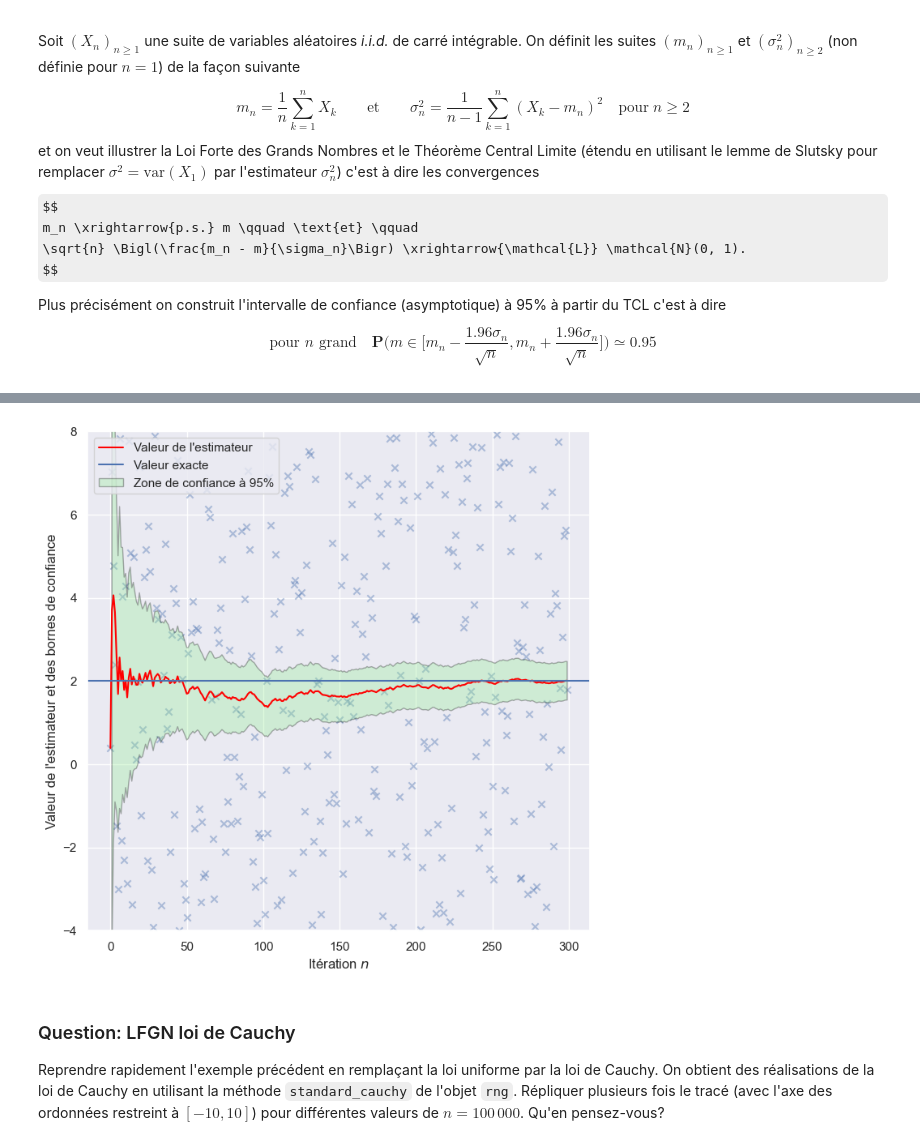
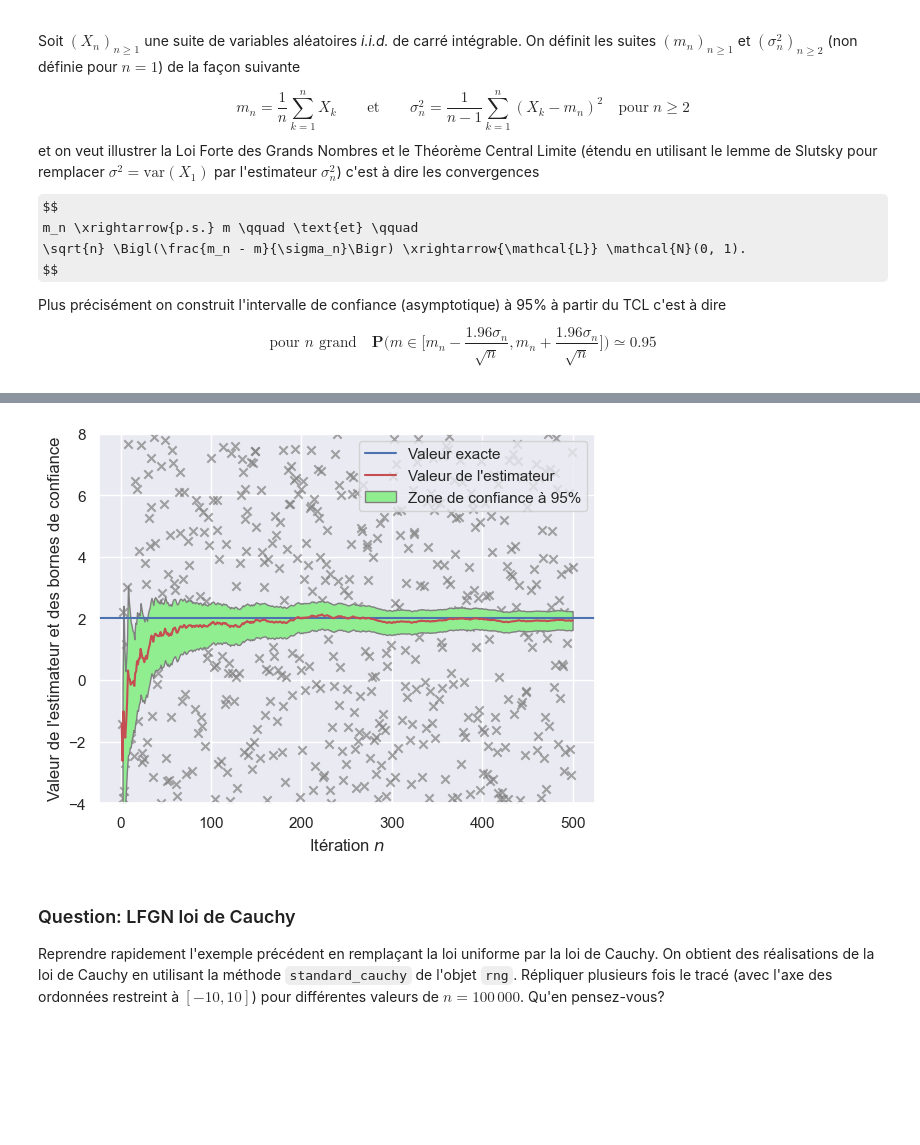
Before and after one commit to PolTibau/Probabilit-s-num-riques, a Jupyter notebook: TP/TP3 Sujet.ipynb, the cells around one changed output, grey strips where cells are left out. Drawn from its saved outputs; the diff is of its cells as text; code cells hidden in the pictures; some formulas as TeX source; blank space fills up the shorter version.

```diff
--- a/TP/TP3 Sujet.ipynb
+++ b/TP/TP3 Sujet.ipynb
@@ -51,25 +51,26 @@ $$
 Reproduire le tracé suivant où les points (les croix 'x') sont les réalisations $X_n$ (en fonction de $n$) de loi uniforme sur $[-4,8]$. La ligne bleue (couleur 'C0', première couleur de la palette utilisée) correspond à la moyenne $m$, la courbe orangée (couleur 'C1') correspond à la suite $m_n$ et les lignes grises correspondent aux bornes de l'intervalle de confiance. La zone de confiance en jaune s'obtient par la méthode `fill_between` de `ax`.
 
 ![](img/tcl_unif.png)
-# %%
-n = 300
-U = stats.uniform.rvs(loc=-4, scale=12, size=n, random_state=rng)
-est = 1/np.arange(1,n+1) * U.cumsum()
-sigma2 = 1/(np.arange(2,n+1)- 1) * ((U**2).cumsum()[1:] - (est**2)[1:])
-ic = np.sqrt(sigma2/np.arange(2,n+1))*stats.norm.ppf(0.975)
-
-fig, ax = plt.subplots(figsize=(8,8))
-ax.scatter(np.arange(n), U, alpha=0.4, marker='x')
-ax.set_ylabel("Valeur de l'estimateur et des bornes de confiance")
-ax.set_xlabel("Itération $\\it{n}$")
-ax.plot(np.arange(n), est, color='red', label="Valeur de l'estimateur")
-ax.axhline(2, color='C0', label='Valeur exacte')
-ax.fill_between(np.arange(1,n),(est[1:]-ic), (est[1:]+ic),color='lightgreen', edgecolor='black', alpha=0.3, label='Zone de confiance à 95%')
-ax.legend()
-ax.set_ylim(-4,8)
-plt.show()
-# %% [output]
-[figure, removed]
+# %%
+n = 500
+U = stats.uniform(-4,12)
+X = U.rvs(size=n, random_state=rng)
+m = X.cumsum()/np.arange(1,n+1)
+var = ((X**2).cumsum()[1:] -np.arange(2,n+1)*m[1:]**2) / (np.arange(2,n+1)-1)
+ic_down = m[1:] - 1.96*np.sqrt(var/np.arange(2,n+1))
+ic_up = m[1:] + 1.96*np.sqrt(var/np.arange(2,n+1))
+
+fig, ax = plt.subplots()
+ax.scatter(np.arange(1,n+1), X, color='grey', alpha=0.7, marker='x')
+ax.axhline(y=2, color='C0', label='Valeur exacte')
+ax.plot(np.arange(1,n+1), m, color='r', label="Valeur de l'estimateur")
+ax.fill_between(np.arange(2,n+1), ic_down, ic_up, facecolor='lightgreen', edgecolor='grey', label="Zone de confiance à 95%")
+ax.set(xlabel = "Itération $n$", ylabel = "Valeur de l'estimateur et des bornes de confiance")
+ax.legend(loc='upper right')
+ax.set_ylim(-4, 8)
+plt.show()
+# %% [output]
+[figure, added]
 # %% [markdown]
 ### Question: LFGN loi de Cauchy
 
```
Also changed, not shown: parts of 6 cells of this notebook.
